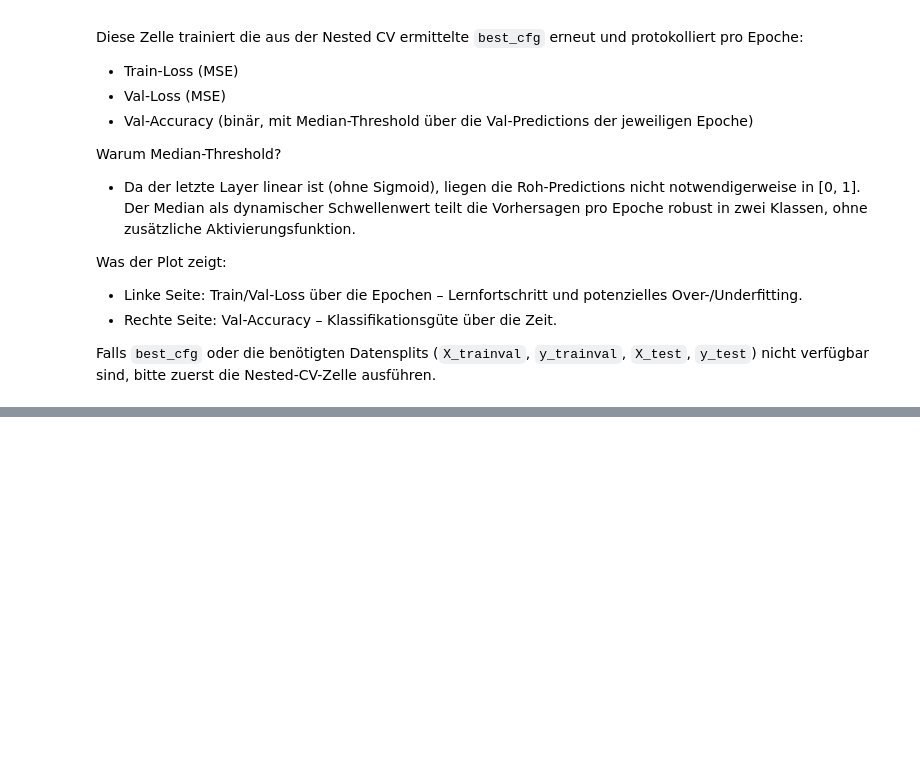
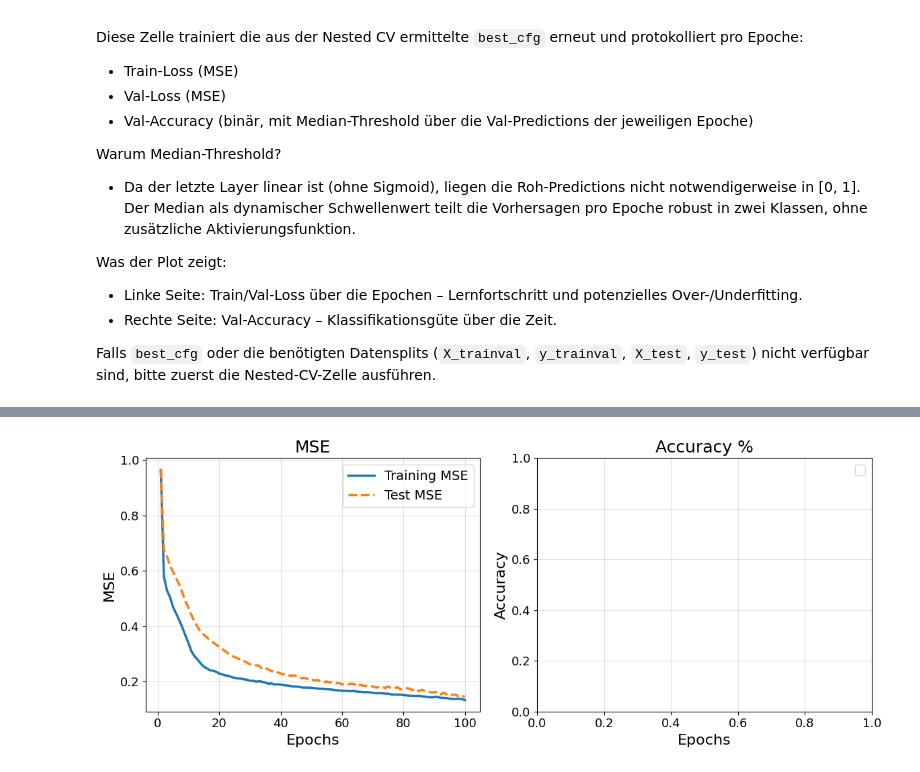
Before and after one commit to Mikael31/neural-network, a Jupyter notebook: Monk dataset.ipynb, the cells around one changed output, grey strips where cells are left out. Cells and saved outputs as stored; diff of their text form; code cells hidden in the pictures; blank space fills up the shorter version.

Commit message:
Graph

```diff
--- a/Monk dataset.ipynb
+++ b/Monk dataset.ipynb
@@ -677,3 +678,93 @@ Was der Plot zeigt:
 - Rechte Seite: Val-Accuracy – Klassifikationsgüte über die Zeit.
 
 Falls `best_cfg` oder die benötigten Datensplits (`X_trainval`, `y_trainval`, `X_test`, `y_test`) nicht verfügbar sind, bitte zuerst die Nested-CV-Zelle ausführen.
+# %%
+# Plots für MONK-Datensätze mit Guidelines (BW, große Fonts)
+import numpy as np
+import matplotlib.pyplot as plt
+
+# Hilfsfunktion: Genauigkeit über Epochen (Median-Threshold)
+def accuracy_median_threshold(y_true_epoch_list, y_pred_epoch_list):
+    accs = []
+    for t, p in zip(y_true_epoch_list, y_pred_epoch_list):
+        thr = np.median(p)
+        y_hat = (p >= thr).astype(np.float32)
+        correct = (y_hat == t).astype(np.float32)
+        accs.append(float(np.mean(correct)))
+    return np.array(accs)
+
+# Plot-Funktion mit Guidelines (BW lesbar, große Fonts)
+def plot_curves_guideline(train_mse, val_mse, train_acc=None, val_acc=None, title_prefix='MONK'):
+    plt.rcParams.update({
+        'font.size': 14,
+        'axes.labelsize': 16,
+        'axes.titlesize': 18,
+        'legend.fontsize': 14,
+        'xtick.labelsize': 13,
+        'ytick.labelsize': 13,
+    })
+    epochs = np.arange(1, len(train_mse)+1)
+    fig = plt.figure(figsize=(12,5))
+    # MSE links
+    ax1 = fig.add_subplot(1,2,1)
+    ax1.plot(epochs, train_mse, linestyle='-', linewidth=2.5, label='Training MSE')
+    ax1.plot(epochs, val_mse,   linestyle='--', linewidth=2.5, label='Test MSE')
+    ax1.set_title('MSE')
+    ax1.set_xlabel('Epochs')
+    ax1.set_ylabel('MSE')
+    ax1.grid(alpha=0.4)
+    ax1.legend(loc='best')
+    # Accuracy rechts (auch wenn nur val_acc vorhanden)
+    ax2 = fig.add_subplot(1,2,2)
+    lines_plotted = False
+    if train_acc is not None:
+        ax2.plot(epochs, train_acc, linestyle='-',  linewidth=2.5, label='Training Accuracy')
+        lines_plotted = True
+    if val_acc is not None:
+        ax2.plot(epochs, val_acc,   linestyle='--', linewidth=2.5, label='Test Accuracy')
+        lines_plotted = True
+    ax2.set_title('Accuracy %')
+    ax2.set_xlabel('Epochs')
+    ax2.set_ylabel('Accuracy')
+    ax2.grid(alpha=0.4)
+    if lines_plotted:
+        ax2.legend(loc='best')
+    plt.tight_layout()
+    plt.show()
+
+# Automatischer Fallback: nutze vorhandene Historien aus den Trainingszellen
+# train_loss_history, val_loss_history, val_acc_history
+try:
+    train_mse_fallback = np.array(train_loss_history)
+    val_mse_fallback   = np.array(val_loss_history)
+    val_acc_fallback   = np.array(val_acc_history) if 'val_acc_history' in globals() else None
+    # Wenn nur val_acc existiert, zeichnen wir zumindest diese
+    plot_curves_guideline(train_mse_fallback, val_mse_fallback, None, val_acc_fallback, title_prefix='MONK')
+except Exception as e:
+    print('Plot-Fallback fehlgeschlagen:', e)
+    print('Bitte stelle sicher, dass train_loss_history/val_loss_history (und optional val_acc_history) definiert sind.')
+
+# Optional: Vollversion für MONK1/2/3 mit detaillierten Listen, falls vorhanden
+try:
+    # MONK 1
+    train_mse_1 = np.array(train_mse_monks[0])
+    val_mse_1   = np.array(val_mse_monks[0])
+    train_acc_1 = accuracy_median_threshold(train_trues_monks[0], train_preds_monks[0])
+    val_acc_1   = accuracy_median_threshold(val_trues_monks[0],   val_preds_monks[0])
+    plot_curves_guideline(train_mse_1, val_mse_1, train_acc_1, val_acc_1, title_prefix='MONK 1')
+    # MONK 2
+    train_mse_2 = np.array(train_mse_monks[1])
+    val_mse_2   = np.array(val_mse_monks[1])
+    train_acc_2 = accuracy_median_threshold(train_trues_monks[1], train_preds_monks[1])
+    val_acc_2   = accuracy_median_threshold(val_trues_monks[1],   val_preds_monks[1])
+    plot_curves_guideline(train_mse_2, val_mse_2, train_acc_2, val_acc_2, title_prefix='MONK 2')
+    # MONK 3
+    train_mse_3 = np.array(train_mse_monks[2])
+    val_mse_3   = np.array(val_mse_monks[2])
+    train_acc_3 = accuracy_median_threshold(train_trues_monks[2], train_preds_monks[2])
+    val_acc_3   = accuracy_median_threshold(val_trues_monks[2],   val_preds_monks[2])
+    plot_curves_guideline(train_mse_3, val_mse_3, train_acc_3, val_acc_3, title_prefix='MONK 3')
+except NameError:
+    # Wenn die detaillierten MONK-Listen nicht existieren, ist das okay – Fallback oben genügt.
+    pass
+# %% [output]
@@ -679,0 +772 @@ Falls `best_cfg` oder die benötigten Datensplits (`X_trainval`, `y_trainval`, `
+[figure, added]
```
Also changed, not shown: parts of 3 cells of this notebook.
